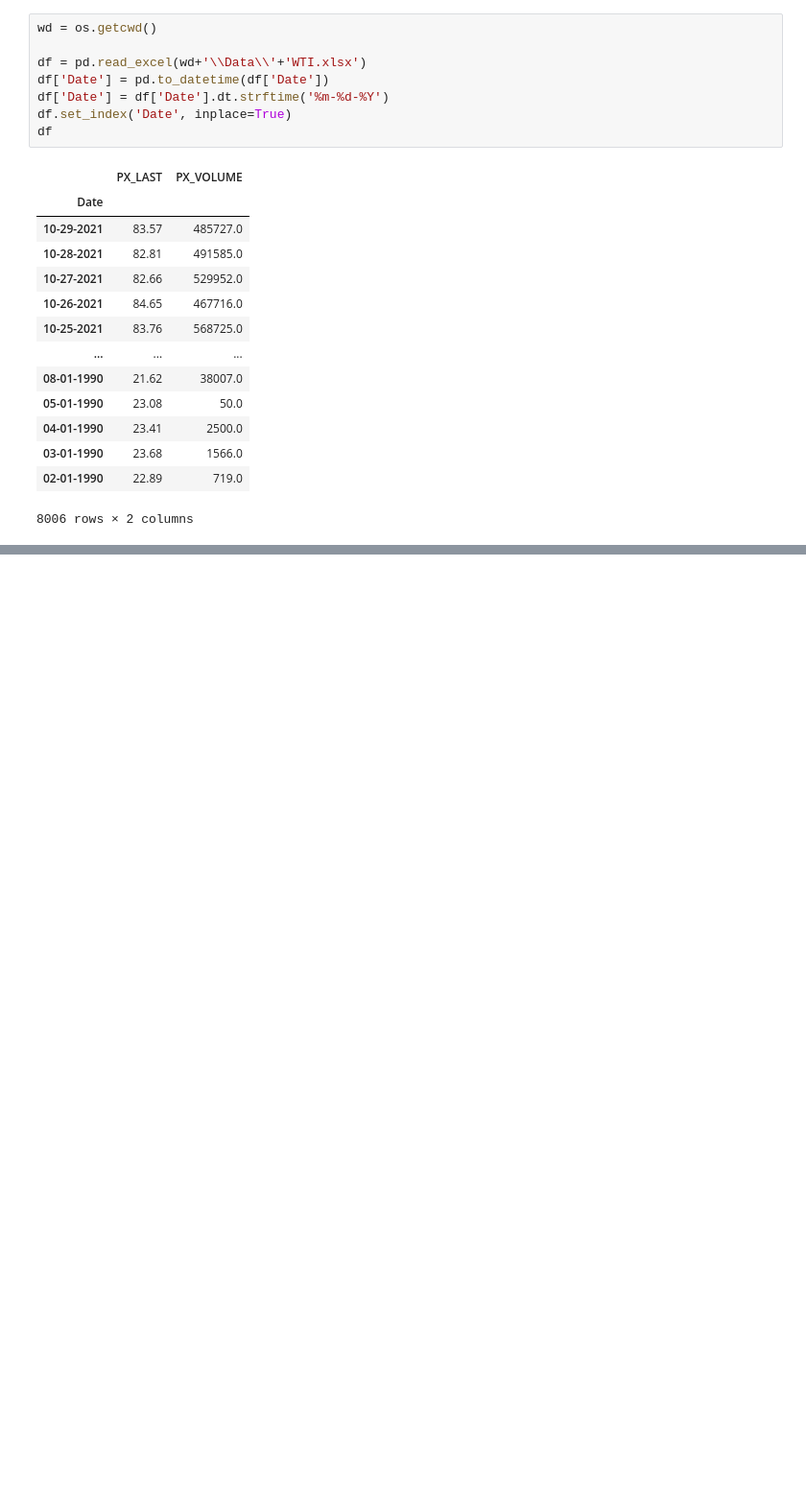
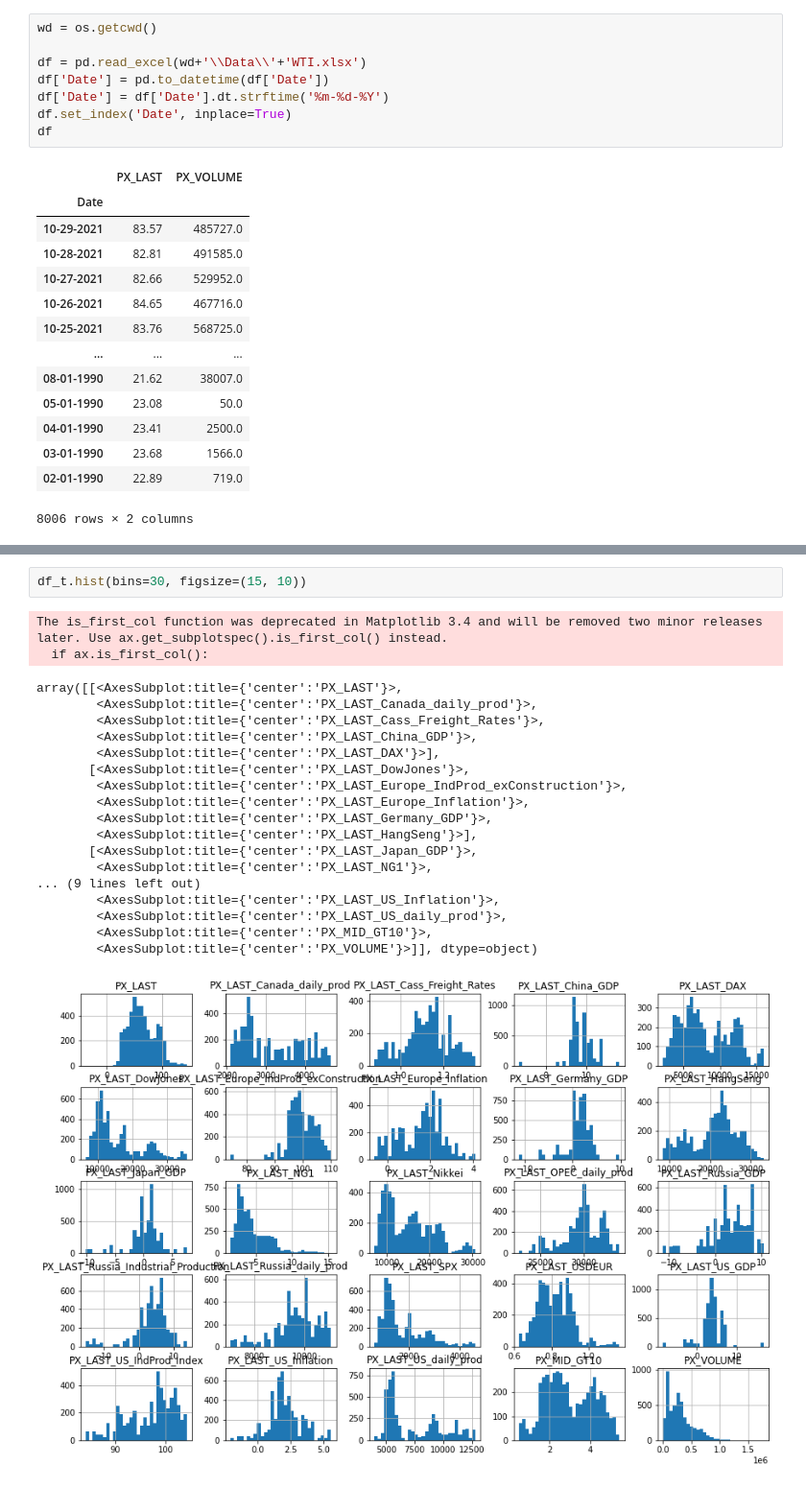
Before and after one commit to joeldsouza493/ORIE5741_Project, a Jupyter notebook: main.ipynb, the cells around one changed output, grey strips where cells are left out. Shown at 96% size. Drawn from its saved outputs; the diff is of its cells as text; blank space fills up the shorter version.

```diff
--- a/main.ipynb
+++ b/main.ipynb
@@ -85,0 +80,23 @@ Text(0, 0.5, 'Price')
+# %%
+df_t.hist(bins=30, figsize=(15, 10))
+# %% [output]
+The is_first_col function was deprecated in Matplotlib 3.4 and will be removed two minor releases later. Use ax.get_subplotspec().is_first_col() instead.
+  if ax.is_first_col():
+array([[<AxesSubplot:title={'center':'PX_LAST'}>,
+        <AxesSubplot:title={'center':'PX_LAST_Canada_daily_prod'}>,
+        <AxesSubplot:title={'center':'PX_LAST_Cass_Freight_Rates'}>,
+        <AxesSubplot:title={'center':'PX_LAST_China_GDP'}>,
+        <AxesSubplot:title={'center':'PX_LAST_DAX'}>],
+       [<AxesSubplot:title={'center':'PX_LAST_DowJones'}>,
+        <AxesSubplot:title={'center':'PX_LAST_Europe_IndProd_exConstruction'}>,
+        <AxesSubplot:title={'center':'PX_LAST_Europe_Inflation'}>,
+        <AxesSubplot:title={'center':'PX_LAST_Germany_GDP'}>,
+        <AxesSubplot:title={'center':'PX_LAST_HangSeng'}>],
+       [<AxesSubplot:title={'center':'PX_LAST_Japan_GDP'}>,
+        <AxesSubplot:title={'center':'PX_LAST_NG1'}>,
+... (9 lines left out)
+        <AxesSubplot:title={'center':'PX_LAST_US_Inflation'}>,
+        <AxesSubplot:title={'center':'PX_LAST_US_daily_prod'}>,
+        <AxesSubplot:title={'center':'PX_MID_GT10'}>,
+        <AxesSubplot:title={'center':'PX_VOLUME'}>]], dtype=object)
+[figure, added]
```
Also changed, not shown: parts of 15 cells of this notebook, 9 other files.
